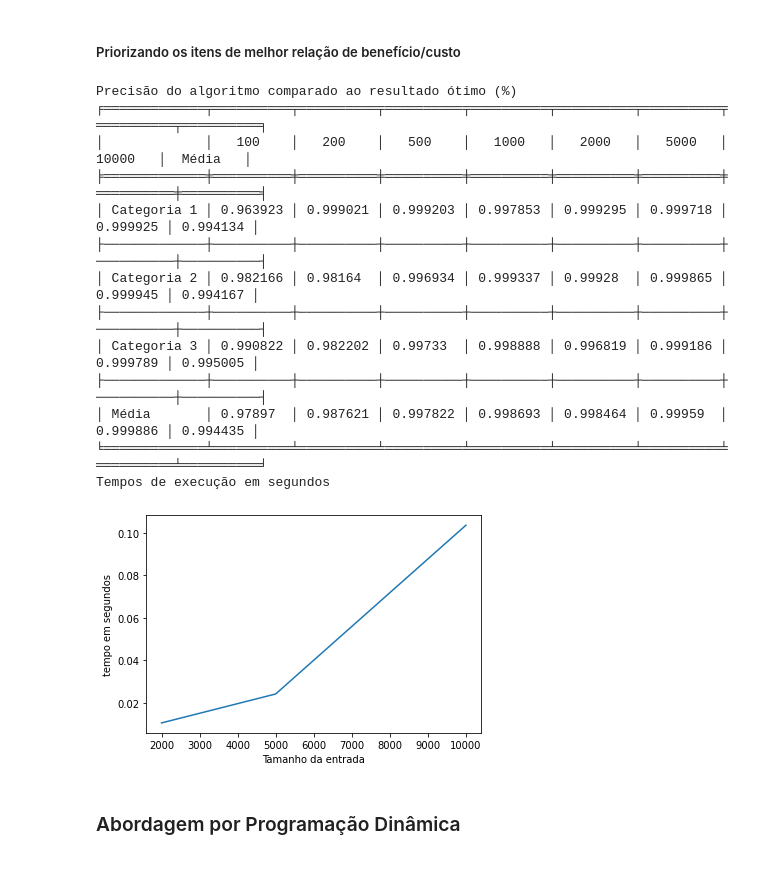
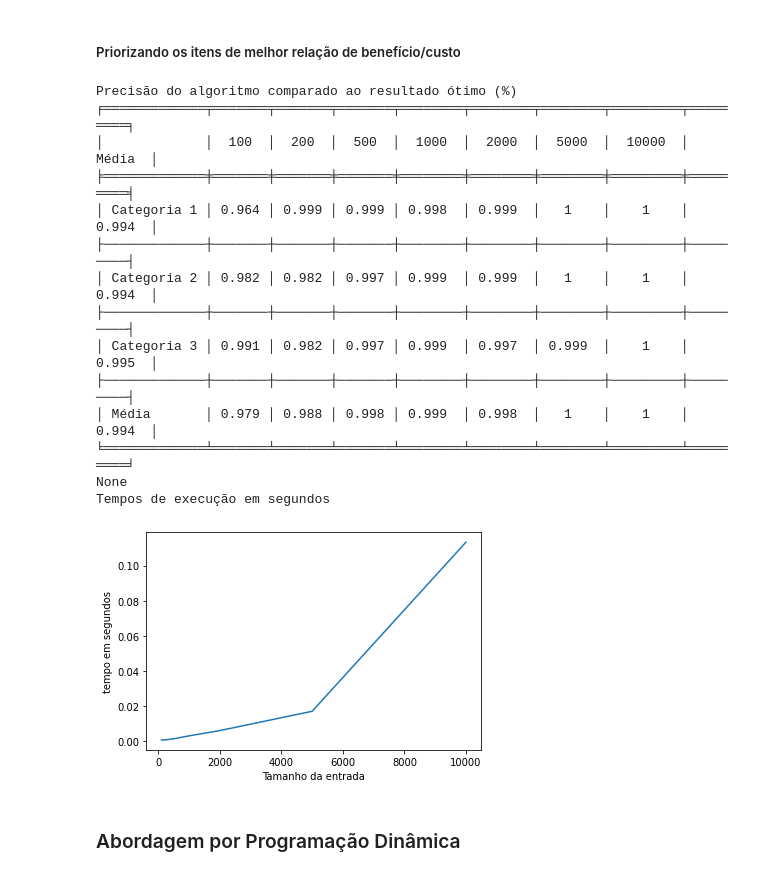
Before and after one commit to MatheusNSantiago/O-Problema-da-Mochila---Analise-de-Algoritmos, a Jupyter notebook: main.ipynb, the cells around one changed output. Drawn from its saved outputs; the diff is of its cells as text; code cells hidden in the pictures.

```diff
--- a/main.ipynb
+++ b/main.ipynb
@@ -77,16 +77,16 @@ def perf_aprox_gulosa_max_numero_itens(categoria, size):
     desempenho = v / beneficio_maximo
     return desempenho
 # %%
-results, times = fazer_testes(perf_aprox_gulosa_max_numero_itens, repeticoes=1)
+results_1, times_1 = fazer_testes(perf_aprox_gulosa_max_numero_itens, repeticoes=20)
 print("Precisão do algoritmo comparado ao resultado ótimo (%)")
-print(make_table(results))
+make_table(results_1)
 
-for size, tempos in times.items():
+for size, tempos in times_1.items():
     media_t = sum(tempos) / len(tempos)
-    times[size] = media_t
+    times_1[size] = media_t
 
 
-plt.plot(times.keys(), times.values())
+plt.plot(times_1.keys(), times_1.values())
 plt.ylabel("tempo em segundos")
 plt.xlabel("Tamanho da entrada")
 
@@ -119,39 +120,39 @@ def perf_aprox_gulosa_beneficio_custo(categoria, size):
     desempenho = v / beneficio_maximo
     return desempenho
 # %%
-results, times = fazer_testes(perf_aprox_gulosa_beneficio_custo, repeticoes=1)
+results_2, times_2 = fazer_testes(perf_aprox_gulosa_beneficio_custo, repeticoes=20)
 
 print("Precisão do algoritmo comparado ao resultado ótimo (%)")
-make_table(results)
+print(make_table(results_2))
 
 print("Tempos de execução em segundos")
 
-for size, tempos in times.items():
+for size, tempos in times_2.items():
     media_t = sum(tempos) / len(tempos)
-    times[size] = media_t
+    times_2[size] = media_t
 
 
-plt.plot(times.keys(), times.values())
-# plt.xticks(times.keys())
+plt.plot(times_2.keys(), times_2.values())
+# plt.xticks(times_2.keys())
 plt.ylabel("tempo em segundos")
 plt.xlabel("Tamanho da entrada")
-
 plt.show()
 # %% [output]
 Precisão do algoritmo comparado ao resultado ótimo (%)
-╒═════════════╤══════════╤══════════╤══════════╤══════════╤══════════╤══════════╤══════════╤══════════╕
-│             │   100    │   200    │   500    │   1000   │   2000   │   5000   │  10000   │  Média   │
-╞═════════════╪══════════╪══════════╪══════════╪══════════╪══════════╪══════════╪══════════╪══════════╡
-│ Categoria 1 │ 0.963923 │ 0.999021 │ 0.999203 │ 0.997853 │ 0.999295 │ 0.999718 │ 0.999925 │ 0.994134 │
-├─────────────┼──────────┼──────────┼──────────┼──────────┼──────────┼──────────┼──────────┼──────────┤
-│ Categoria 2 │ 0.982166 │ 0.98164  │ 0.996934 │ 0.999337 │ 0.99928  │ 0.999865 │ 0.999945 │ 0.994167 │
-├─────────────┼──────────┼──────────┼──────────┼──────────┼──────────┼──────────┼──────────┼──────────┤
-│ Categoria 3 │ 0.990822 │ 0.982202 │ 0.99733  │ 0.998888 │ 0.996819 │ 0.999186 │ 0.999789 │ 0.995005 │
-├─────────────┼──────────┼──────────┼──────────┼──────────┼──────────┼──────────┼──────────┼──────────┤
-│ Média       │ 0.97897  │ 0.987621 │ 0.997822 │ 0.998693 │ 0.998464 │ 0.99959  │ 0.999886 │ 0.994435 │
-╘═════════════╧══════════╧══════════╧══════════╧══════════╧══════════╧══════════╧══════════╧══════════╛
+╒═════════════╤═══════╤═══════╤═══════╤════════╤════════╤════════╤═════════╤═════════╕
+│             │  100  │  200  │  500  │  1000  │  2000  │  5000  │  10000  │  Média  │
+╞═════════════╪═══════╪═══════╪═══════╪════════╪════════╪════════╪═════════╪═════════╡
+│ Categoria 1 │ 0.964 │ 0.999 │ 0.999 │ 0.998  │ 0.999  │   1    │    1    │  0.994  │
+├─────────────┼───────┼───────┼───────┼────────┼────────┼────────┼─────────┼─────────┤
+│ Categoria 2 │ 0.982 │ 0.982 │ 0.997 │ 0.999  │ 0.999  │   1    │    1    │  0.994  │
+├─────────────┼───────┼───────┼───────┼────────┼────────┼────────┼─────────┼─────────┤
+│ Categoria 3 │ 0.991 │ 0.982 │ 0.997 │ 0.999  │ 0.997  │ 0.999  │    1    │  0.995  │
+├─────────────┼───────┼───────┼───────┼────────┼────────┼────────┼─────────┼─────────┤
+│ Média       │ 0.979 │ 0.988 │ 0.998 │ 0.999  │ 0.998  │   1    │    1    │  0.994  │
+╘═════════════╧═══════╧═══════╧═══════╧════════╧════════╧════════╧═════════╧═════════╛
+None
 Tempos de execução em segundos
-[figure, old version]
+[figure, new version]
 # %% [markdown]
 ### Abordagem por Programação Dinâmica
 # %%
```
Also changed, not shown: parts of 2 cells of this notebook, 1 other file.
